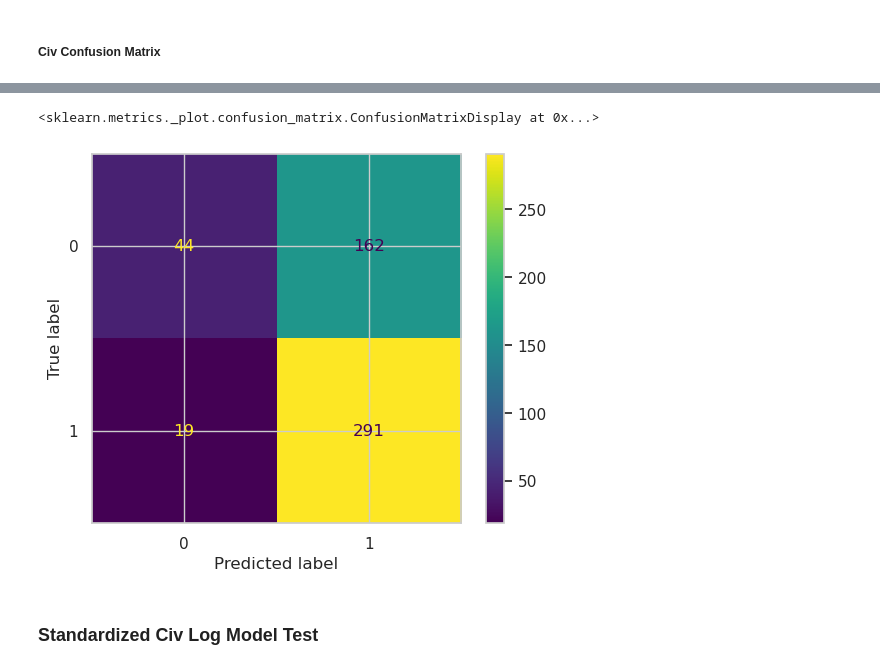
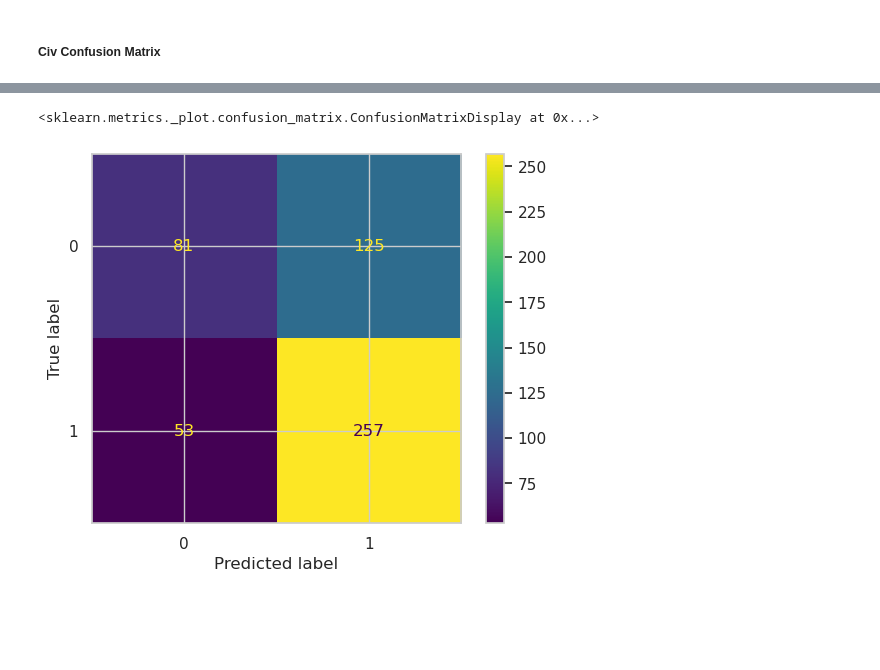
Before and after one commit to mrichburg/extremist_profile_exploration, a Jupyter notebook: notebooks/final_EDA.ipynb, the cells around one changed output, grey strips where cells are left out. Saved outputs shown, nothing was run; the diff lists cells and outputs as text; code cells hidden in the pictures; blank space fills up the shorter version.

```diff
--- a/notebooks/final_EDA.ipynb
+++ b/notebooks/final_EDA.ipynb
@@ -906,14 +913,12 @@ predict:
  [0.18879412 0.81120588]]
 # %%
 
-pred = [1 if i > 0.4 else 0 for i in probs[:, 1]]
+pred = [1 if i > 0.5 else 0 for i in probs[:, 1]]
 pred
 conf_matrix = confusion_matrix(y_test, pred)
 conf_matrix
 display_conf_matrix = ConfusionMatrixDisplay(confusion_matrix=conf_matrix, display_labels=log_model.classes_)
 display_conf_matrix.plot()
 # %% [output]
 <sklearn.metrics._plot.confusion_matrix.ConfusionMatrixDisplay at 0x...>
-[figure, old version]
+[figure, new version]
-# %% [markdown]
-### Standardized Civ Log Model Test
```
Also changed, not shown: parts of 33 cells of this notebook.
